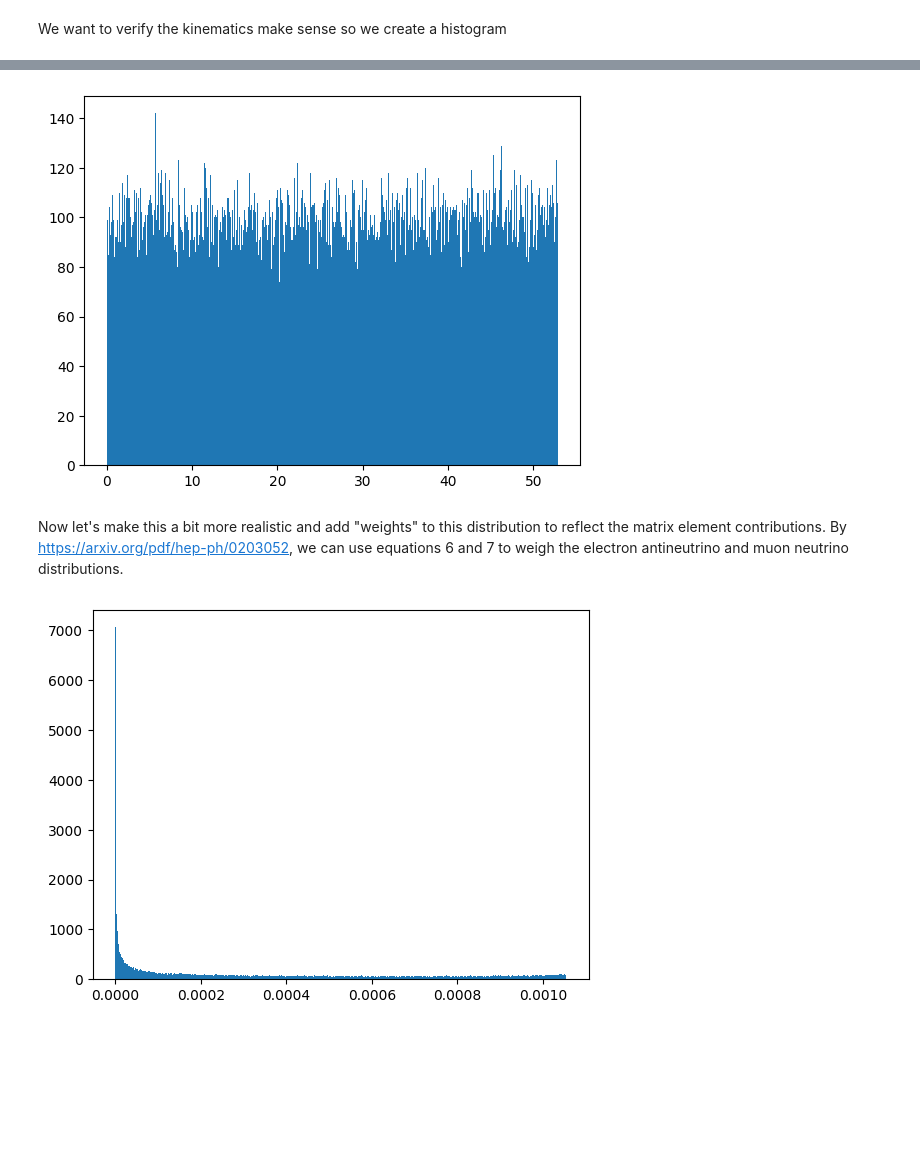
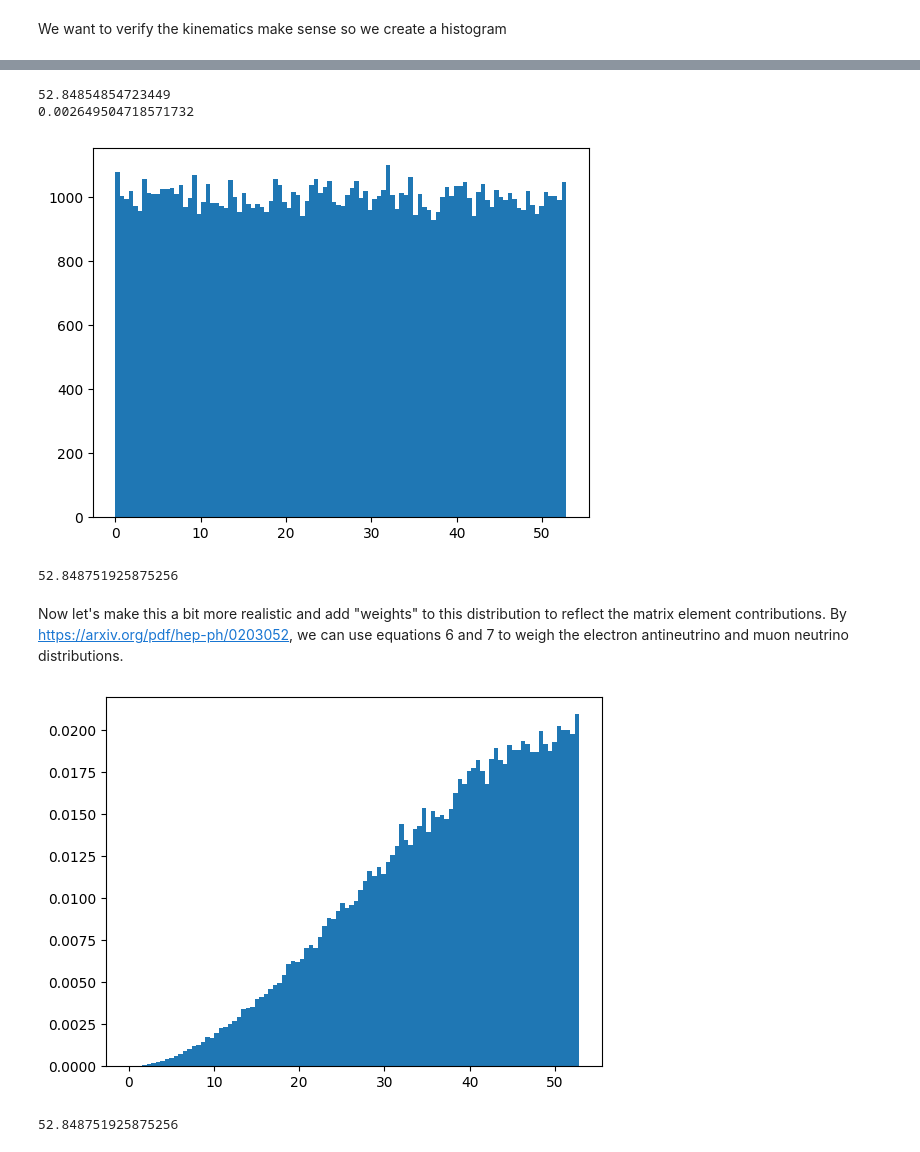
Before and after one commit to jchoi55/MINeut, a Jupyter notebook: 3-body-decay.ipynb, the cells around one changed output, grey strips where cells are left out. Drawn from its saved outputs; the diff is of its cells as text; code cells hidden in the pictures; blank space fills up the shorter version.

```diff
--- a/3-body-decay.ipynb
+++ b/3-body-decay.ipynb
@@ -112,25 +119,36 @@ plt.show()
+# %%
+print(np.max(energies2))
+print(np.min(energies2))
+# %% [output]
+52.84854854723449
+0.002649504718571732
 # %%
 energies3 = daughter3.E
-plt.hist(energies3, bins=1000)
+plt.hist(energies3, bins=100)
 plt.show()
 # %% [output]
-[figure, old version]
+[figure, new version]
+# %%
+print(np.max(energies3))
+# %% [output]
+52.848751925875256
 # %% [markdown]
 Now let's make this a bit more realistic and add "weights" to this distribution to reflect the matrix element contributions. By https://arxiv.org/pdf/hep-ph/0203052, we can use equations 6 and 7 to weigh the electron antineutrino and muon neutrino distributions.
 # %%
 #muon neutrino
 
 xmuon = 2*daughter3.E/mp
 weight_muon = (xmuon**2)*(3.0-2*xmuon)
 
 #normalize
 tot_weight = np.sum(weight_muon)
 norm_weight = weight_muon/tot_weight
 
-#weighted distribution
-muon_neut_dist = np.multiply(daughter3.E,norm_weight)
-
-plt.hist(muon_neut_dist, bins=1000)
+plt.hist(daughter3.E,weights=norm_weight, bins=100)
 plt.show()
 # %% [output]
-[figure, old version]
+[figure, new version]
+# %%
+print(np.max(daughter3.E))
+# %% [output]
+52.848751925875256
```
Also changed, not shown: parts of 10 cells of this notebook.
